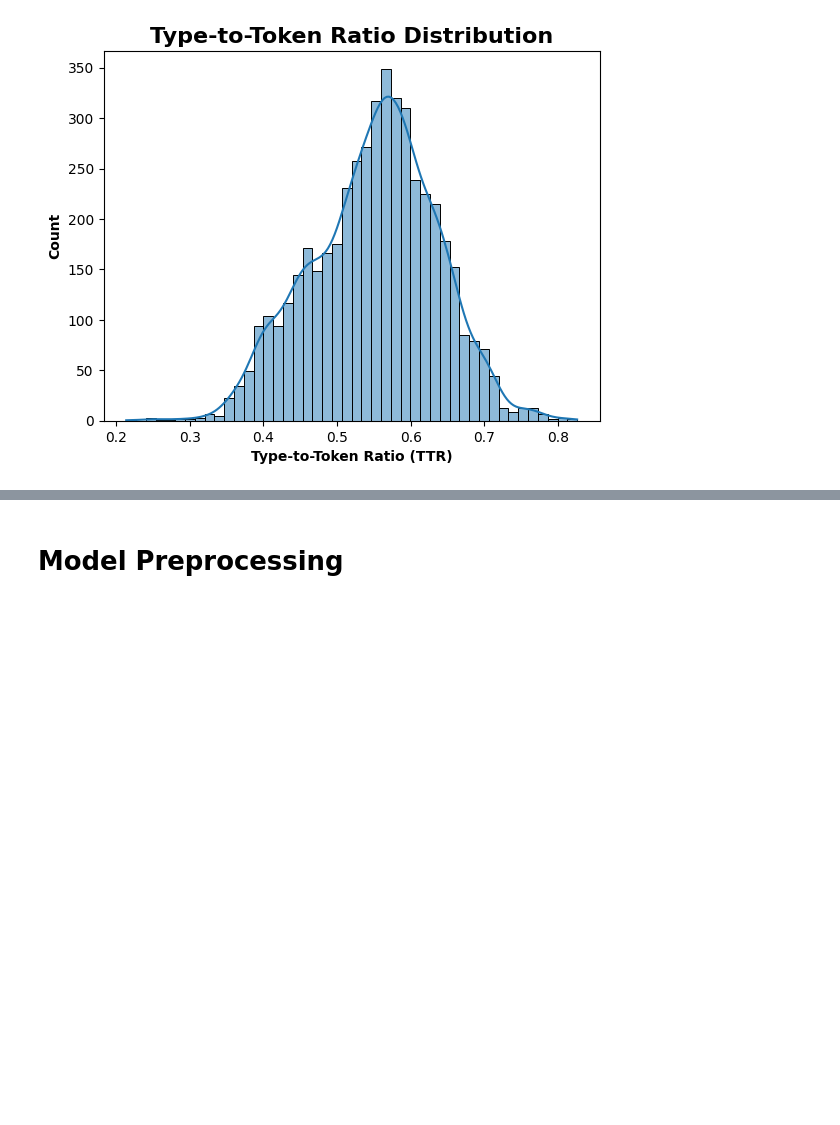
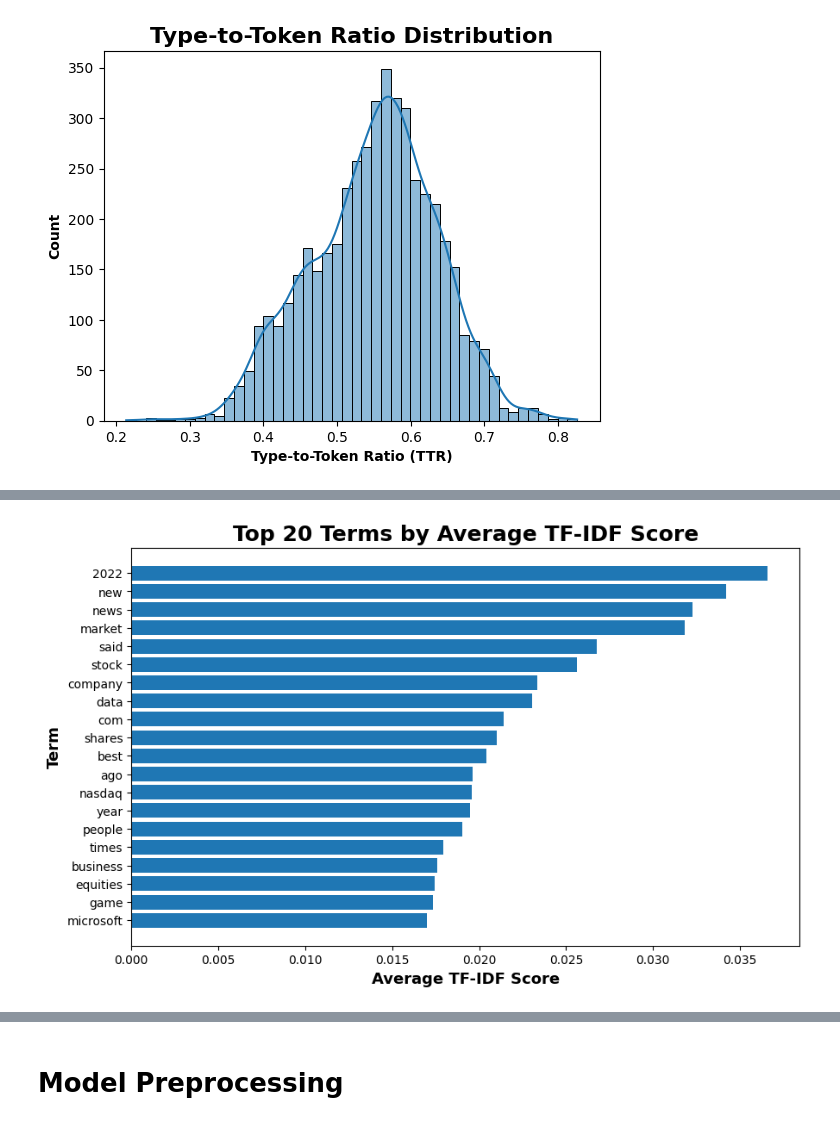
Before and after one commit to cicilymathew/NLP, a Jupyter notebook: Assignments/Assignment #3/assignment_3.ipynb, the cells around one changed output, grey strips where cells are left out. Cells and saved outputs as stored; diff of their text form; code cells hidden in the pictures; blank space fills up the shorter version.

```diff
--- a/Assignments/Assignment #3/assignment_3.ipynb
+++ b/Assignments/Assignment #3/assignment_3.ipynb
@@ -147,0 +152,32 @@ plt.show()
+# %%
+# Vectorize using TF-IDF
+tfidf_vectorizer = TfidfVectorizer(
+    max_features= 3000,
+    stop_words= 'english',
+    ngram_range= (1, 3)
+)
+X_tfidf = tfidf_vectorizer.fit_transform(news_df['combined_text'])
+
+# Get average TF-IDF scores
+vocab = tfidf_vectorizer.get_feature_names_out()
+avg_tfidf_scores = X_tfidf.mean(axis= 0).A1
+
+# Create dataframe
+tfidf_df = pd.DataFrame({
+    'term': vocab,
+    'avg_tfidf': avg_tfidf_scores
+})
+
+# Get the top 20 scores
+top_terms = tfidf_df.sort_values(by= 'avg_tfidf', ascending= False).head(20)
+top_terms_sorted = top_terms.sort_values(by= 'avg_tfidf')
+# %%
+# Plot the the top 20 terms
+plt.figure(figsize=(10, 6))
+plt.barh(top_terms_sorted['term'], top_terms_sorted['avg_tfidf'])
+plt.xlabel('Average TF-IDF Score', fontweight= 'bold', fontsize= 13)
+plt.ylabel('Term', fontweight= 'bold', fontsize= 13)
+plt.title('Top 20 Terms by Average TF-IDF Score', fontsize= 18, fontweight= 'bold')
+plt.show()
+# %% [output]
+[figure, added]
```
Also changed, not shown: parts of 5 cells of this notebook.
